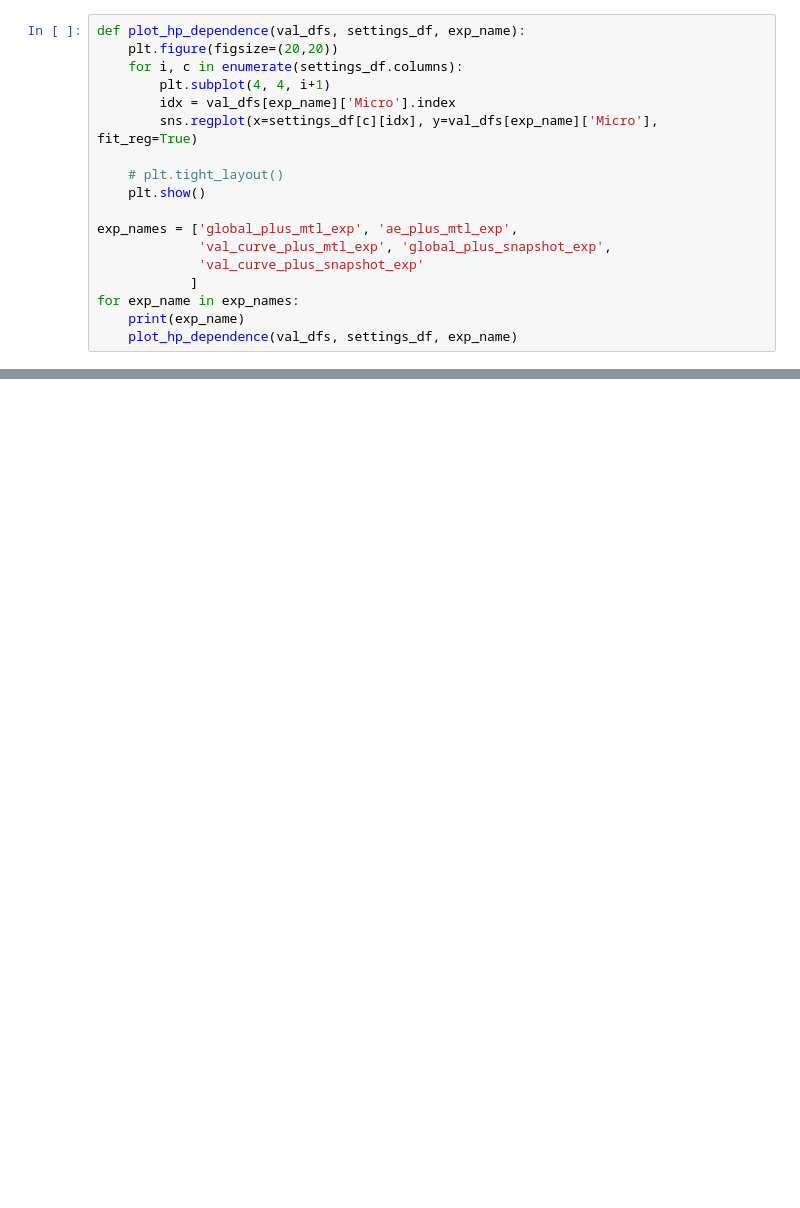
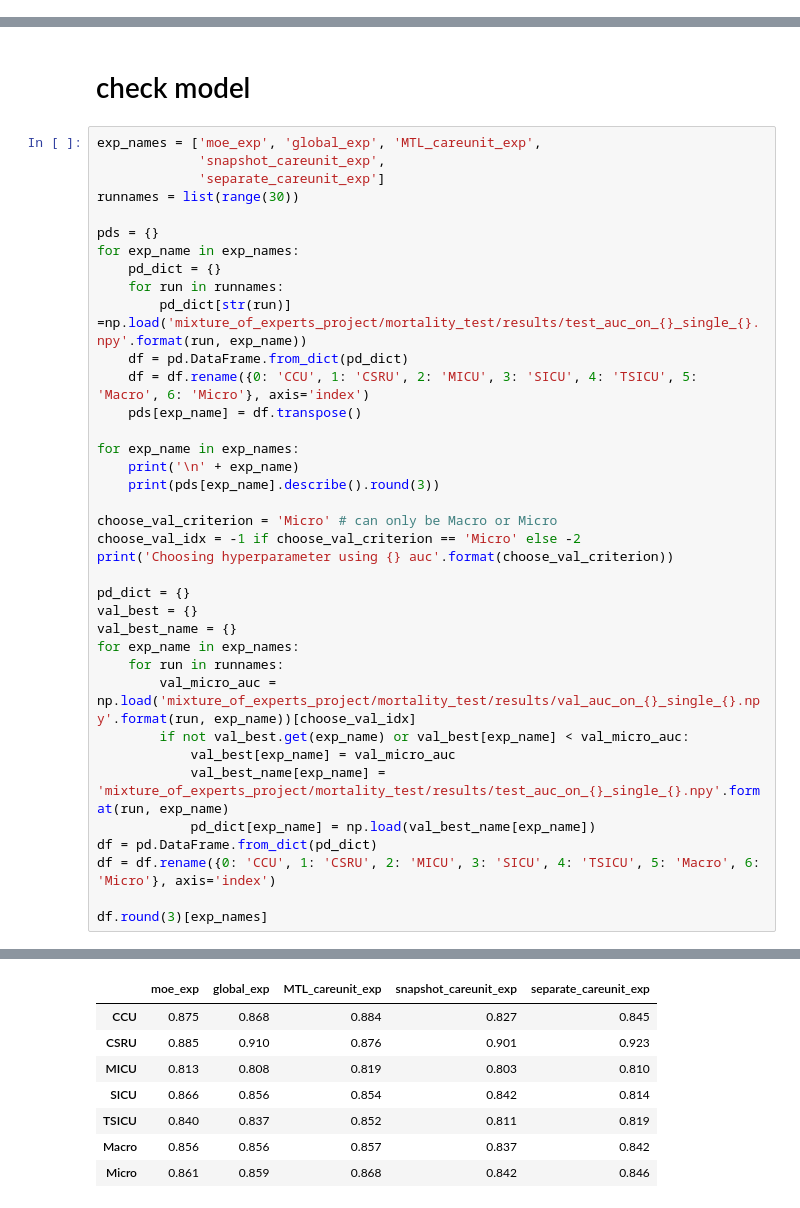
Before and after one commit to nathanwang000/mixture_of_experts_project, a Jupyter notebook: inspect_result.ipynb, the cells around one changed output, grey strips where cells are left out. Saved outputs shown, nothing was run; the diff lists cells and outputs as text; blank space fills up the shorter version.

```diff
--- a/inspect_result.ipynb
+++ b/inspect_result.ipynb
@@ -908,18 +0,0 @@ settings_df.loc[[9, 16, 19, 20, 25, 27]]
-# %%
-def plot_hp_dependence(val_dfs, settings_df, exp_name):
-    plt.figure(figsize=(20,20))
-    for i, c in enumerate(settings_df.columns):
-        plt.subplot(4, 4, i+1)
-        idx = val_dfs[exp_name]['Micro'].index
-        sns.regplot(x=settings_df[c][idx], y=val_dfs[exp_name]['Micro'], fit_reg=True)
-
-    # plt.tight_layout()
-    plt.show()
-
-exp_names = ['global_plus_mtl_exp', 'ae_plus_mtl_exp',
-             'val_curve_plus_mtl_exp', 'global_plus_snapshot_exp',
-             'val_curve_plus_snapshot_exp'
-            ]
-for exp_name in exp_names:
-    print(exp_name)
-    plot_hp_dependence(val_dfs, settings_df, exp_name)
@@ -968,0 +42,40 @@ df.round(3)[['N', 'n', 'Class Imbalance']]
+# %% [markdown]
+# check model
+# %%
+exp_names = ['moe_exp', 'global_exp', 'MTL_careunit_exp',
+             'snapshot_careunit_exp',
+             'separate_careunit_exp']
+runnames = list(range(30))
+
+pds = {}
+for exp_name in exp_names:
+    pd_dict = {}
+    for run in runnames:
+        pd_dict[str(run)] =np.load('mixture_of_experts_project/mortality_test/results/test_auc_on_{}_single_{}.npy'.format(run, exp_name))
+    df = pd.DataFrame.from_dict(pd_dict)
+    df = df.rename({0: 'CCU', 1: 'CSRU', 2: 'MICU', 3: 'SICU', 4: 'TSICU', 5: 'Macro', 6: 'Micro'}, axis='index')
+    pds[exp_name] = df.transpose()
+
+for exp_name in exp_names:
+    print('\n' + exp_name)
+    print(pds[exp_name].describe().round(3))
+
+choose_val_criterion = 'Micro' # can only be Macro or Micro
+choose_val_idx = -1 if choose_val_criterion == 'Micro' else -2
+print('Choosing hyperparameter using {} auc'.format(choose_val_criterion))
+
+pd_dict = {}
+val_best = {}
+val_best_name = {}
+for exp_name in exp_names:
+    for run in runnames:
+        val_micro_auc = np.load('mixture_of_experts_project/mortality_test/results/val_auc_on_{}_single_{}.npy'.format(run, exp_name))[choose_val_idx]
+        if not val_best.get(exp_name) or val_best[exp_name] < val_micro_auc:
+            val_best[exp_name] = val_micro_auc
+            val_best_name[exp_name] = 'mixture_of_experts_project/mortality_test/results/test_auc_on_{}_single_{}.npy'.format(run, exp_name)
+            pd_dict[exp_name] = np.load(val_best_name[exp_name])
+df = pd.DataFrame.from_dict(pd_dict)
+df = df.rename({0: 'CCU', 1: 'CSRU', 2: 'MICU', 3: 'SICU', 4: 'TSICU', 5: 'Macro', 6: 'Micro'}, axis='index')
+
+df.round(3)[exp_names]
+# %% [output]
@@ -968,0 +99,8 @@ df.round(3)[['N', 'n', 'Class Imbalance']]
+|  | moe_exp | global_exp | MTL_careunit_exp | snapshot_careunit_exp | separate_careunit_exp |
+| CCU | 0.875 | 0.868 | 0.884 | 0.827 | 0.845 |
+| CSRU | 0.885 | 0.910 | 0.876 | 0.901 | 0.923 |
+| MICU | 0.813 | 0.808 | 0.819 | 0.803 | 0.810 |
+| SICU | 0.866 | 0.856 | 0.854 | 0.842 | 0.814 |
+| TSICU | 0.840 | 0.837 | 0.852 | 0.811 | 0.819 |
+| Macro | 0.856 | 0.856 | 0.857 | 0.837 | 0.842 |
+| Micro | 0.861 | 0.859 | 0.868 | 0.842 | 0.846 |
```
Also changed, not shown: parts of 68 cells of this notebook, 6 other files.
